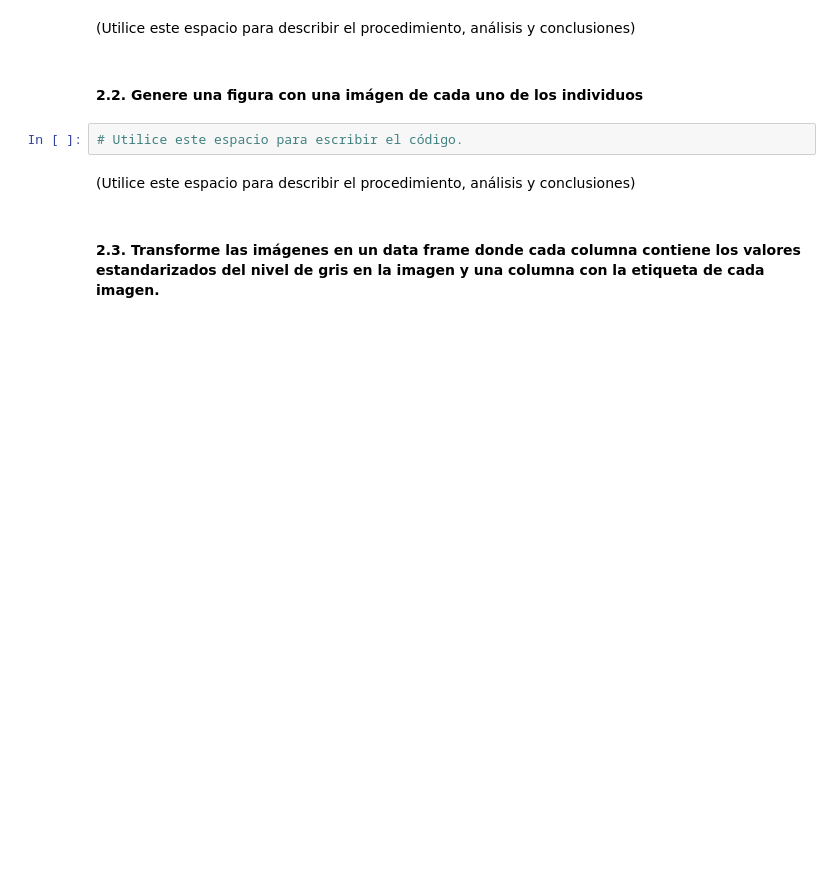
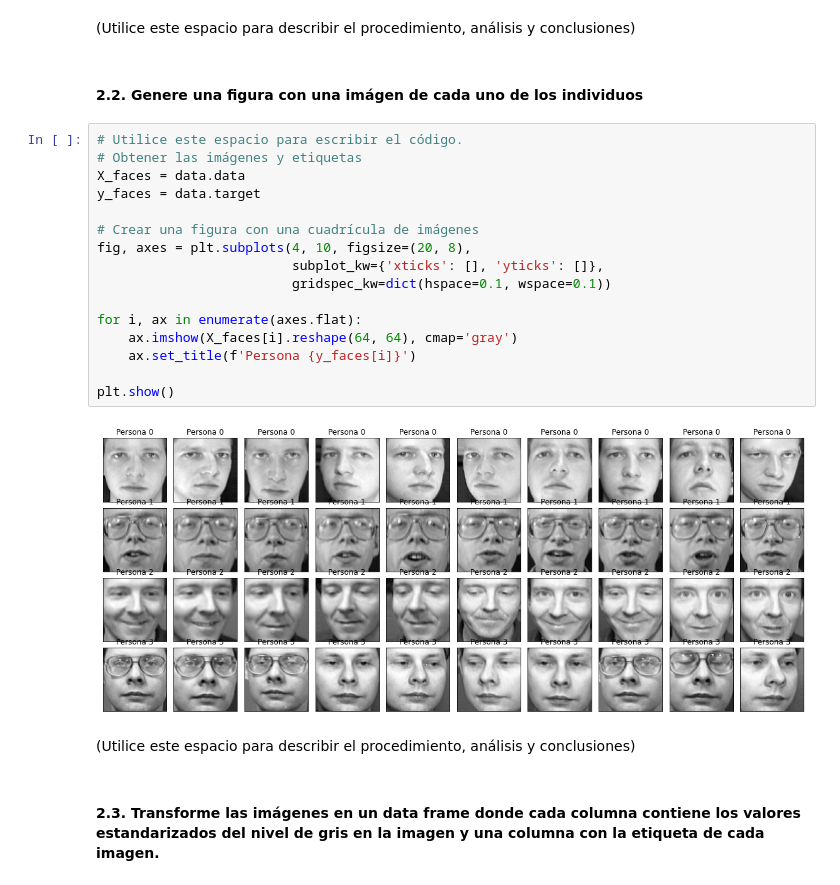
Before and after one commit to jddiaze/AprendizajeNoSupervisado, a Jupyter notebook: Semana3/S3_LC_Taller_Kmeans_Kmedoids.ipynb, the cells around one changed output. Saved outputs shown, nothing was run; the diff lists cells and outputs as text; blank space fills up the shorter version.

```diff
--- a/Semana3/S3_LC_Taller_Kmeans_Kmedoids.ipynb
+++ b/Semana3/S3_LC_Taller_Kmeans_Kmedoids.ipynb
@@ -86,8 +89,24 @@ Dimensión: 64 x 64
 (Utilice este espacio para describir el procedimiento, análisis y conclusiones)
 # %% [markdown]
 #### 2.2. Genere una figura con una imágen de cada uno de los individuos
-# %%
-# Utilice este espacio para escribir el código.
+# %%
+# Utilice este espacio para escribir el código.
+# Obtener las imágenes y etiquetas
+X_faces = data.data
+y_faces = data.target
+
+# Crear una figura con una cuadrícula de imágenes
+fig, axes = plt.subplots(4, 10, figsize=(20, 8),
+                         subplot_kw={'xticks': [], 'yticks': []},
+                         gridspec_kw=dict(hspace=0.1, wspace=0.1))
+
+for i, ax in enumerate(axes.flat):
+    ax.imshow(X_faces[i].reshape(64, 64), cmap='gray')
+    ax.set_title(f'Persona {y_faces[i]}')
+
+plt.show()
+# %% [output]
+[figure, added]
 # %% [markdown]
 (Utilice este espacio para describir el procedimiento, análisis y conclusiones)
 # %% [markdown]
```
Also changed, not shown: parts of 3 cells of this notebook.
